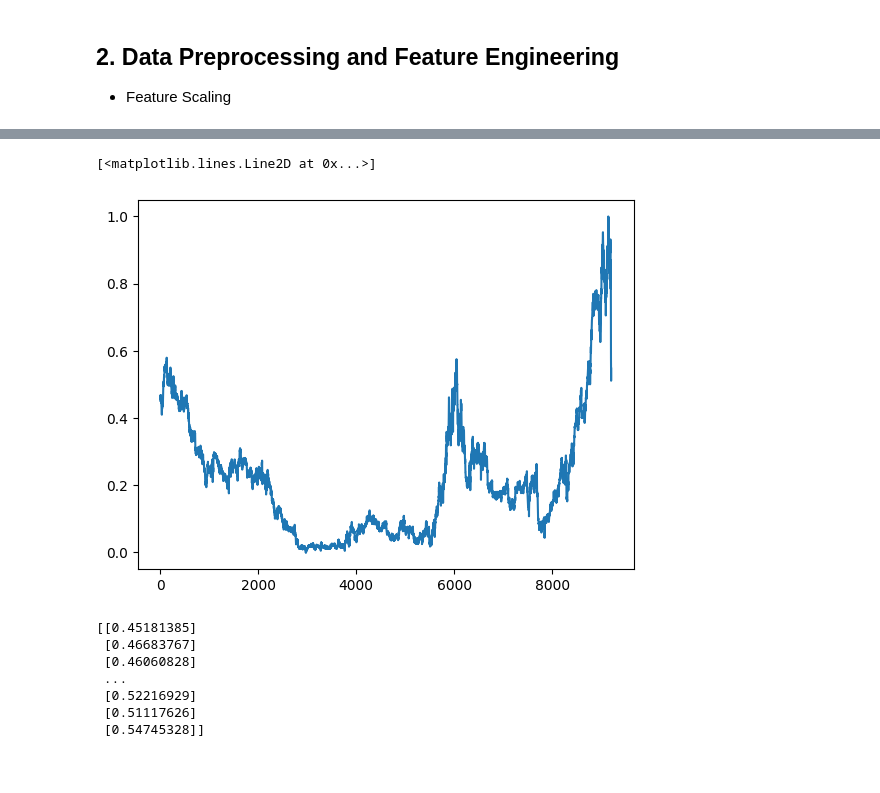
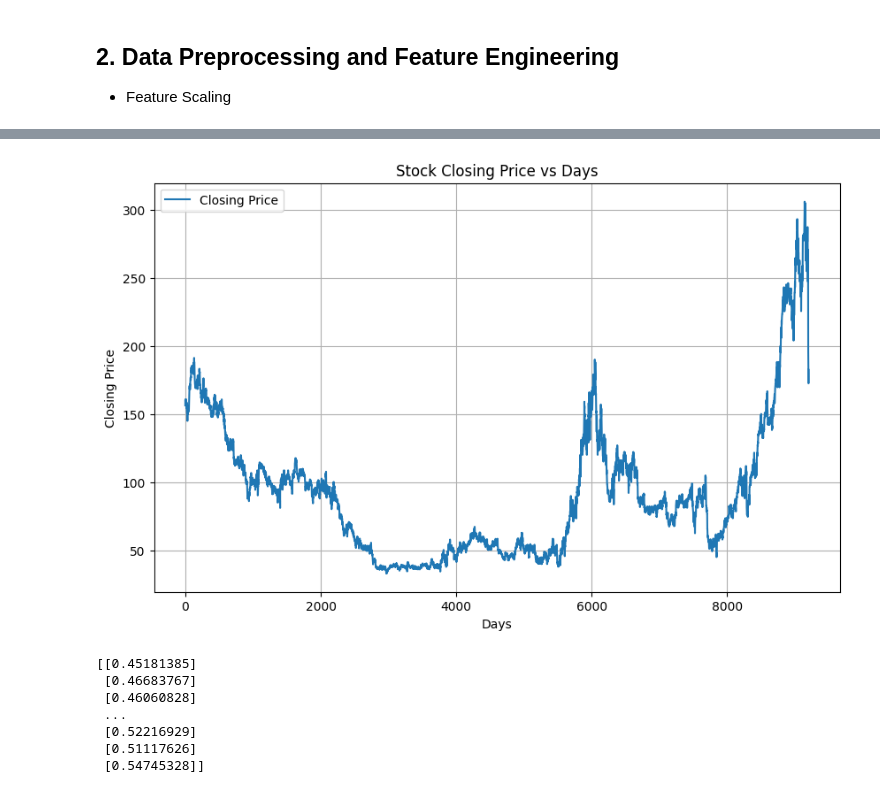
Before and after one commit to pathakharsh123/Stock_Price_Forecasting_Model, a Jupyter notebook: Stock_Price_Forecasting_Model.ipynb, the cells around one changed output, grey strips where cells are left out. Cells and saved outputs as stored; diff of their text form; code cells hidden in the pictures.

```diff
--- a/Stock_Price_Forecasting_Model.ipynb
+++ b/Stock_Price_Forecasting_Model.ipynb
@@ -44,8 +51,14 @@ array([[0.45181385],
-# %%
-import matplotlib.pyplot as plt
-plt.plot(df1)
-# %% [output]
-[<matplotlib.lines.Line2D at 0x...>]
-[figure, removed]
+# %%
+
+plt.figure(figsize=(10, 6))
+plt.plot(df1, label='Closing Price')
+plt.title("Stock Closing Price vs Days")
+plt.xlabel("Days")
+plt.ylabel("Closing Price")
+plt.grid(True)
+plt.legend()
+plt.show()
+# %% [output]
+[figure, added]
 # %%
 ### LSTM are sensitive to scale of the data so we apply MinMax scaler
```
Also changed, not shown: parts of 20 cells of this notebook.
